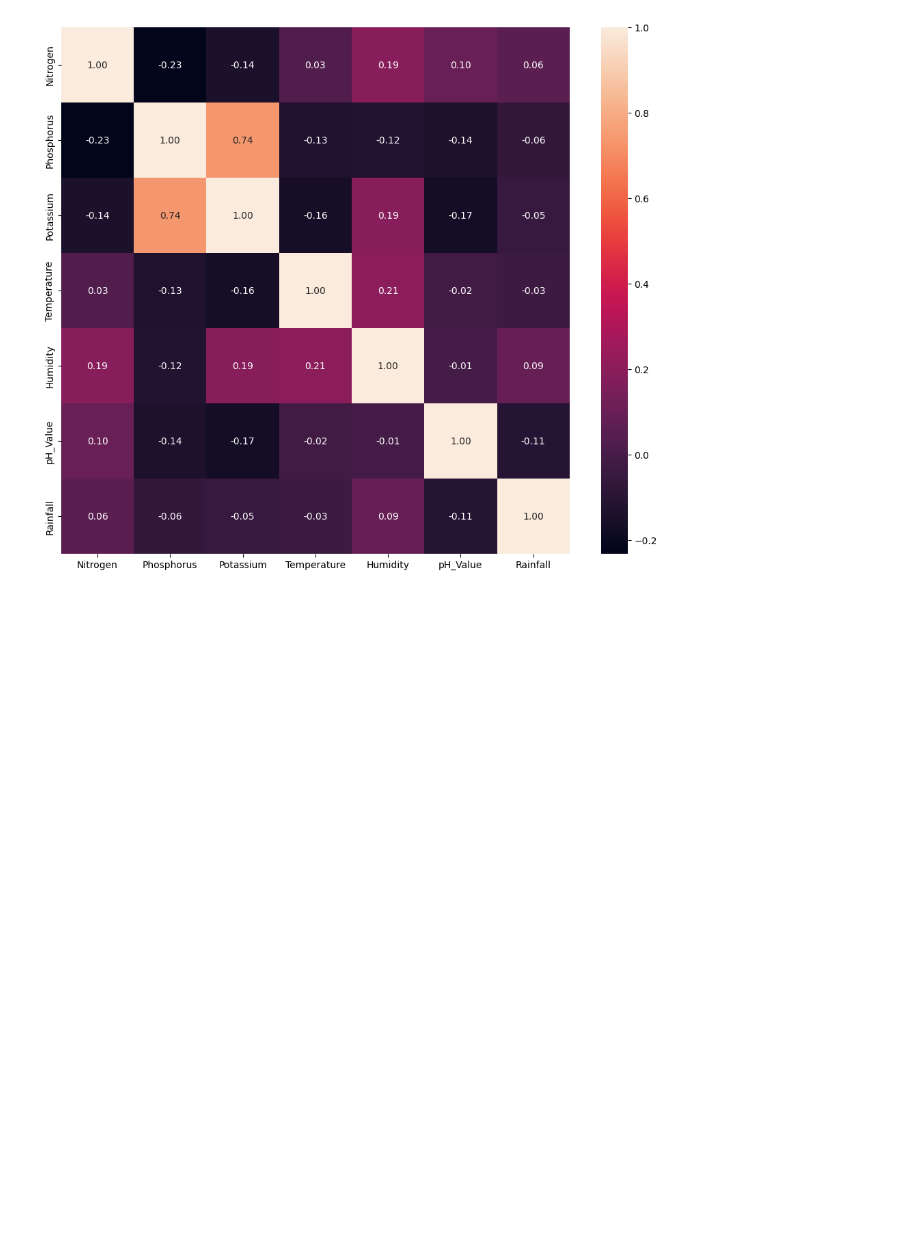
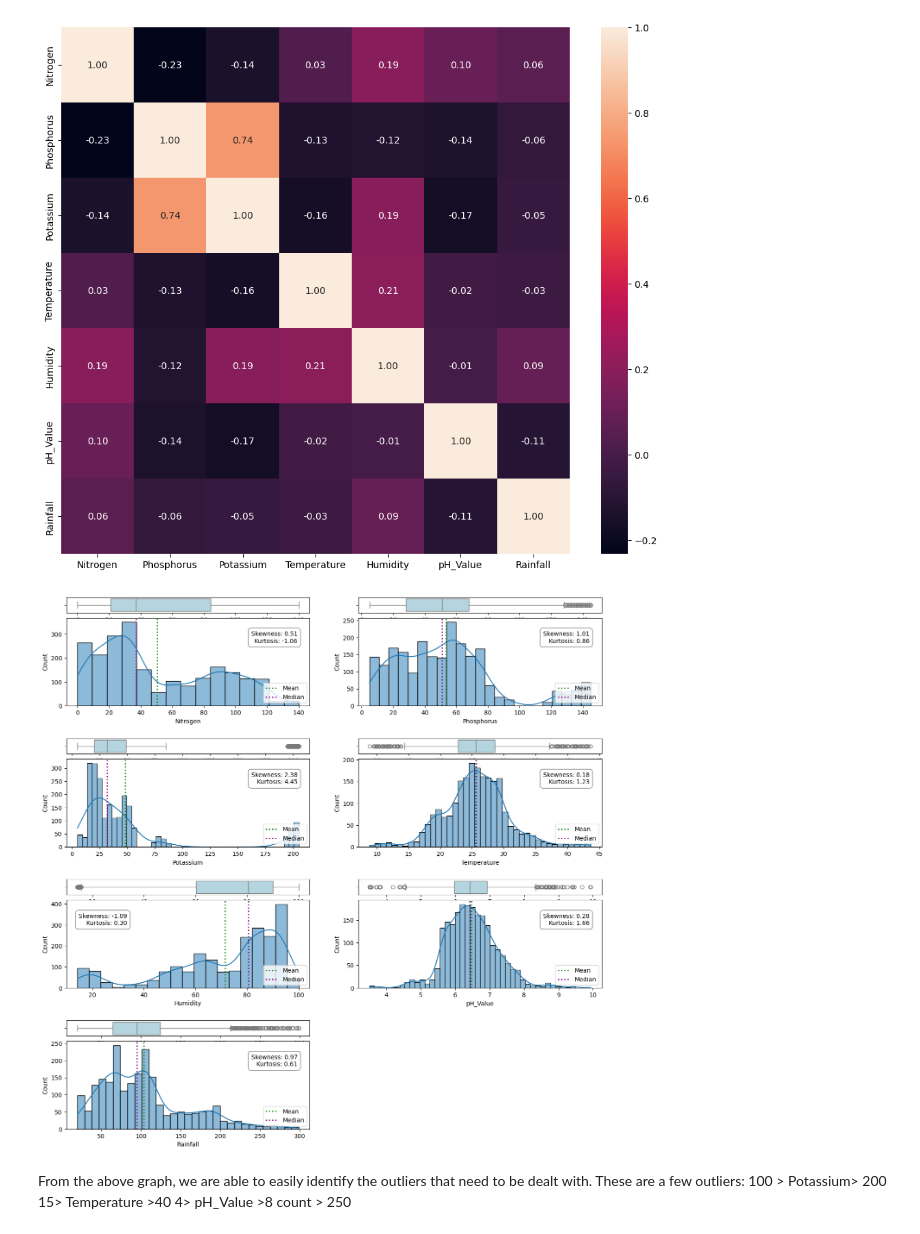
Before and after one commit to subhangi03/AgriSage, a Jupyter notebook: start.ipynb, the cells around one changed output. Cells and saved outputs as stored; diff of their text form; code cells hidden in the pictures; blank space fills up the shorter version.

```diff
--- a/start.ipynb
+++ b/start.ipynb
@@ -162,3 +163,52 @@ sb.heatmap(raw_data.corr(numeric_only=True), annot=True, fmt='.2f')
 plt.show()
 # %% [output]
 [figure]
+# %%
+def dist_plot(data, feature_list):
+    n_cols= 2
+    n_rows = int(np.ceil(len(feature_list)/n_cols))
+    # Creating figure
+    fig = plt.figure(figsize=(16, 4*n_rows))
+    outer = GridSpec(n_rows, n_cols, wspace=0.2, hspace=0.3)
+
+    for i in range(len(feature_list)):
+        inner = GridSpecFromSubplotSpec(2, 1, subplot_spec=outer[i],
+                                                 wspace=0.1, hspace=0.1, height_ratios=(0.15, 0.85))
+        ax_box= plt.Subplot(fig, inner[0])
+        sb.boxplot(data=data, x=feature_list[i], color='lightblue', ax=ax_box)
+        ax_box.set_xlabel('')
+        fig.add_subplot(ax_box)
+
+        mean_value = data[feature_list[i]].mean()
+        median_value = data[feature_list[i]].median()
+        ax_hist = plt.Subplot(fig, inner[1])
+        sb.histplot(data=data, x=feature_list[i], kde=True, ax=ax_hist)
+        ax_hist.axvline(mean_value, color='green', linestyle='dotted', linewidth=2, label='Mean')
+        ax_hist.axvline(median_value, color='purple', linestyle='dotted', linewidth=2, label='Median')
+        ax_hist.legend(loc='lower right', fontsize=10)
+
+        # Calculate skewness and kurtosis
+        skewness = data[feature_list[i]].skew()
+        kurt = data[feature_list[i]].kurt()
+        if skewness < 0:
+            x=0.25
+        else:
+            x=0.95
+        # Add skewness and kurtosis as text on the histogram plot
+        ax_hist.text(x, 0.85, f"Skewness: {skewness:.2f}\nKurtosis: {kurt:.2f}",
+                         transform=ax_hist.transAxes, verticalalignment='top', horizontalalignment='right',
+                         bbox=dict(facecolor='white', edgecolor='gray', boxstyle='round,pad=0.5'),
+                    fontsize=10)
+        fig.add_subplot(ax_hist)
+    plt.tight_layout()
+    plt.show(block=False)
+# %%
+dist_plot(raw_data, features)
+# %% [output]
+[figure, added]
+# %% [markdown]
+From the above graph, we are able to easily identify the outliers that need to be dealt with. These are a few outliers:
+100 > Potassium> 200
+15> Temperature >40
+4> pH_Value >8
+count > 250
```
Also changed, not shown: parts of 1 cell of this notebook.
